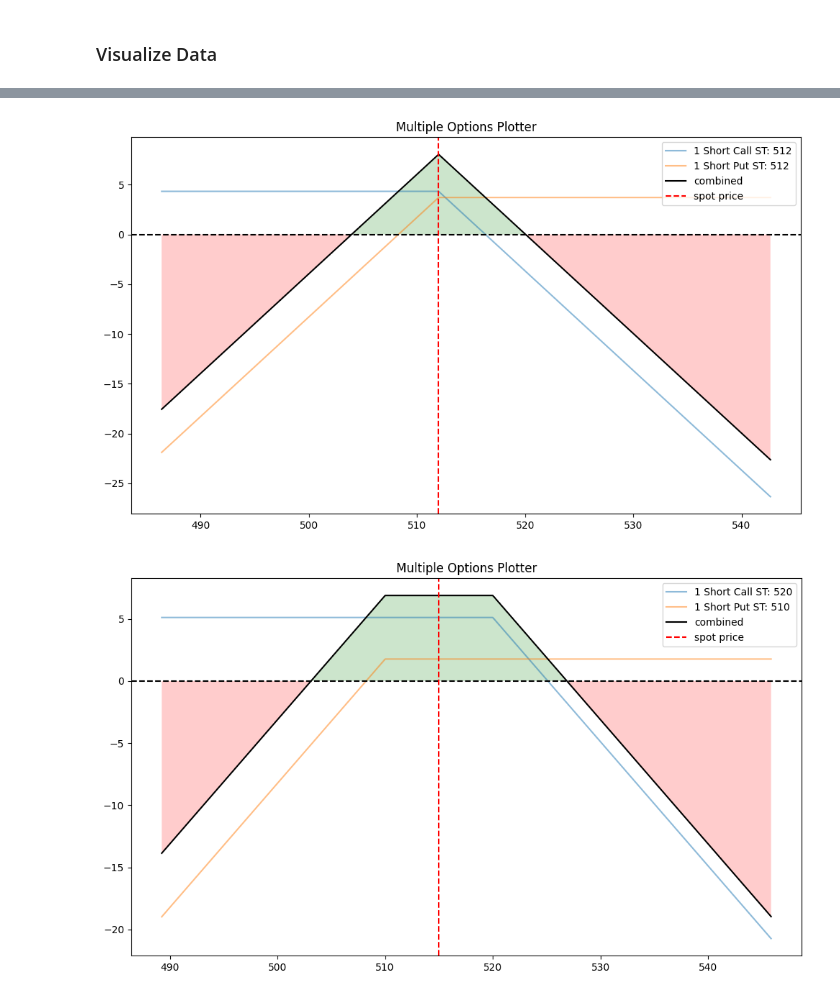
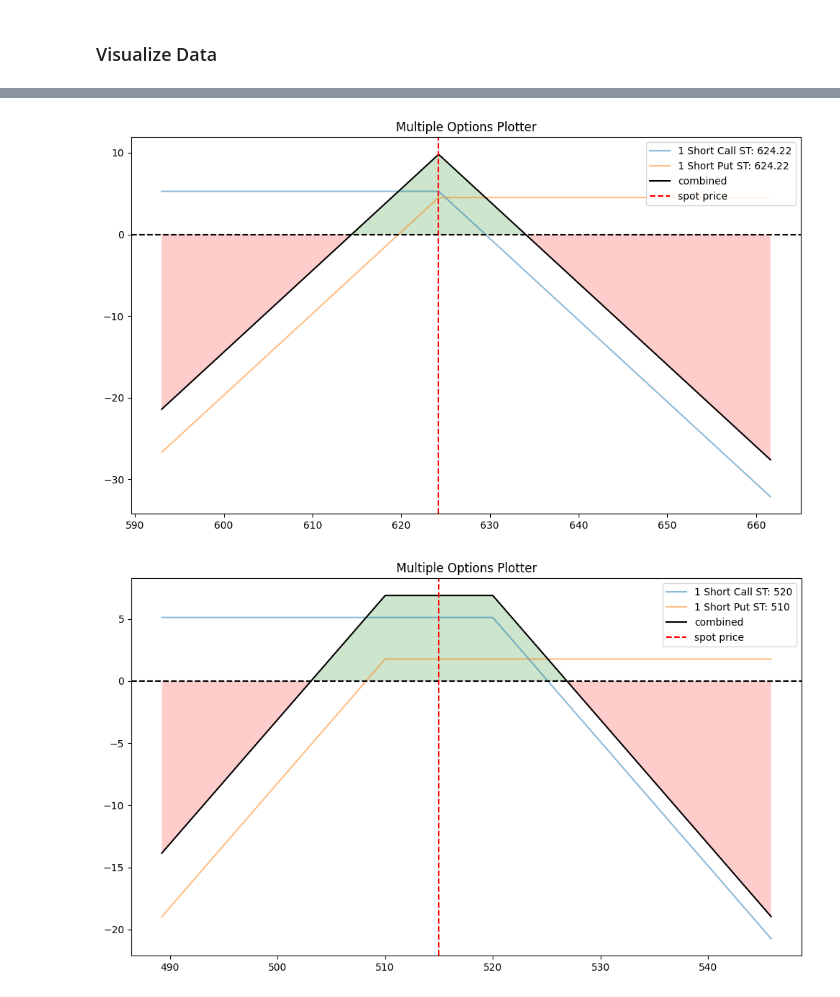
Before and after one commit to calebfowowe/python_wrks, a Jupyter notebook: Black_Scholes.ipynb, the cells around one changed output, grey strips where cells are left out. Cells and saved outputs as stored; diff of their text form; code cells hidden in the pictures.

```diff
--- a/Black_Scholes.ipynb
+++ b/Black_Scholes.ipynb
@@ -300,5 +327,4 @@ options = spy.option_chain('2024-04-26')
 # %%
-from datetime import datetime
-dte = (datetime(2024, 4, 19) - datetime.today()).days/365
+dte = (future_date - datetime.today()).days/365
 dte
 # %% [output]
@@ -305,0 +332,3 @@ dte
+# %%
+current_price = yf.Ticker("SPY").info.get("regularMarketPreviousClose")
+print(current_price)
@@ -306,7 +337,7 @@ dte
 # %%
-# April 2024 512 SPY call option price
-spot = 515; strike = 515; rate = 0.055; dte = dte; vol = 0.1248
+# Price option base on current price as strike
+spy_spot = current_price; spy_strike = current_price; rate = 0.055; dte = dte; vol = 0.20 #0.1248
 
-spy_opt = BS(spot,strike,rate,dte,vol)
+spy_opt = BS(spy_spot,spy_strike,rate,dte,vol)
 print(f'Option Price of SPY with BS Model is {spy_opt.callPrice:0.4f}')
 # %% [output]
@@ -377,15 +410,15 @@ plt.show()
 # %%
 # spy straddle
-spy_options = BS(512,512,0.055,0.022,0.1326)
+spy_options = BS(spy_spot,spy_strike,0.055,0.022,0.1326)
 
-op_1 = {'op_type': 'c', 'strike':spy_options.strike, 'tr_type': 's', 'op_pr': spy_options.callPrice}
-op_2 = {'op_type': 'p', 'strike':spy_options.strike, 'tr_type': 's', 'op_pr': spy_options.putPrice}
+spy_op_1 = {'op_type': 'c', 'strike':spy_options.strike, 'tr_type': 's', 'op_pr': spy_options.callPrice}
+spy_op_2 = {'op_type': 'p', 'strike':spy_options.strike, 'tr_type': 's', 'op_pr': spy_options.putPrice}
 # %%
 # plot spy straddle
-op_list = [op_1, op_2]
+op_list = [spy_op_1, spy_op_2]
 op.multi_plotter(spot=spy_options.spot, spot_range=5, op_list=op_list)
 # %% [output]
-[figure, old version]
+[figure, new version]
 # %%
 # spy straddle
 spy_options_leg1 = BS(515,520,0.555,0.022,0.1456)
```
Also changed, not shown: parts of 26 cells of this notebook.
